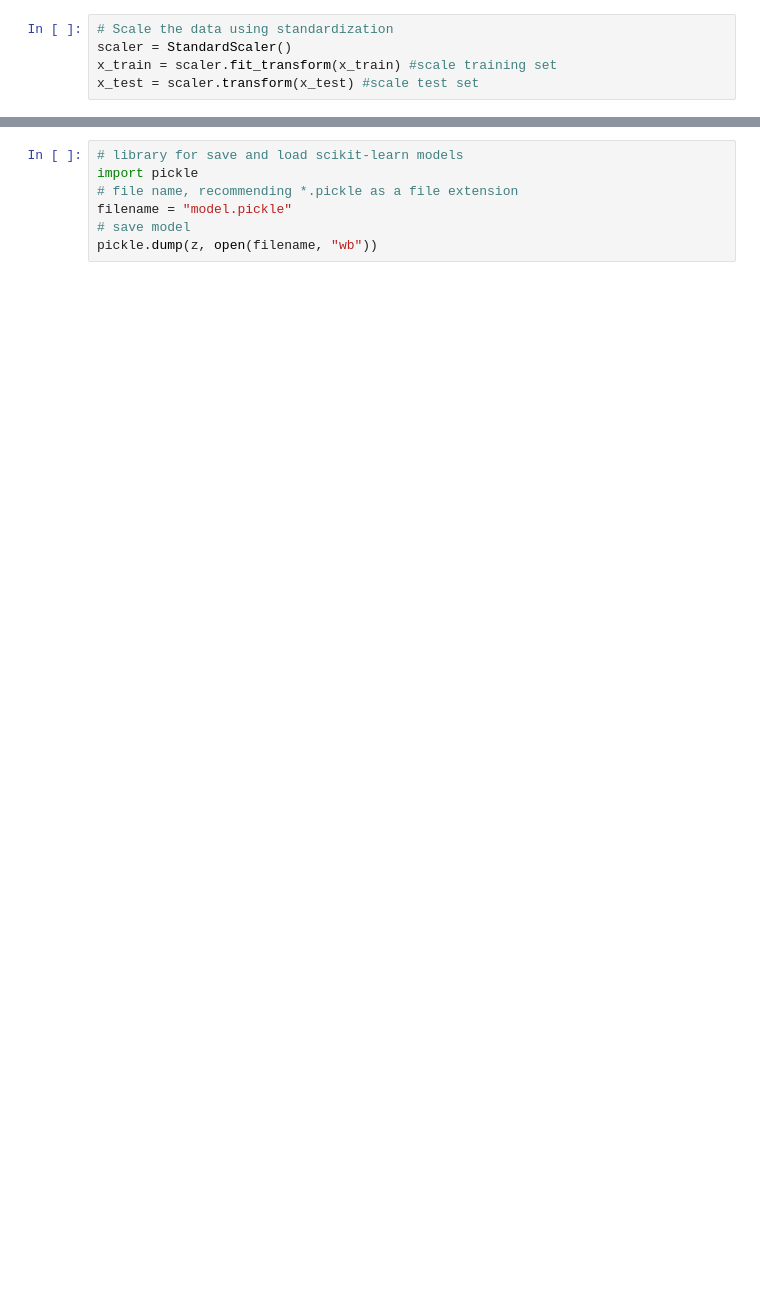
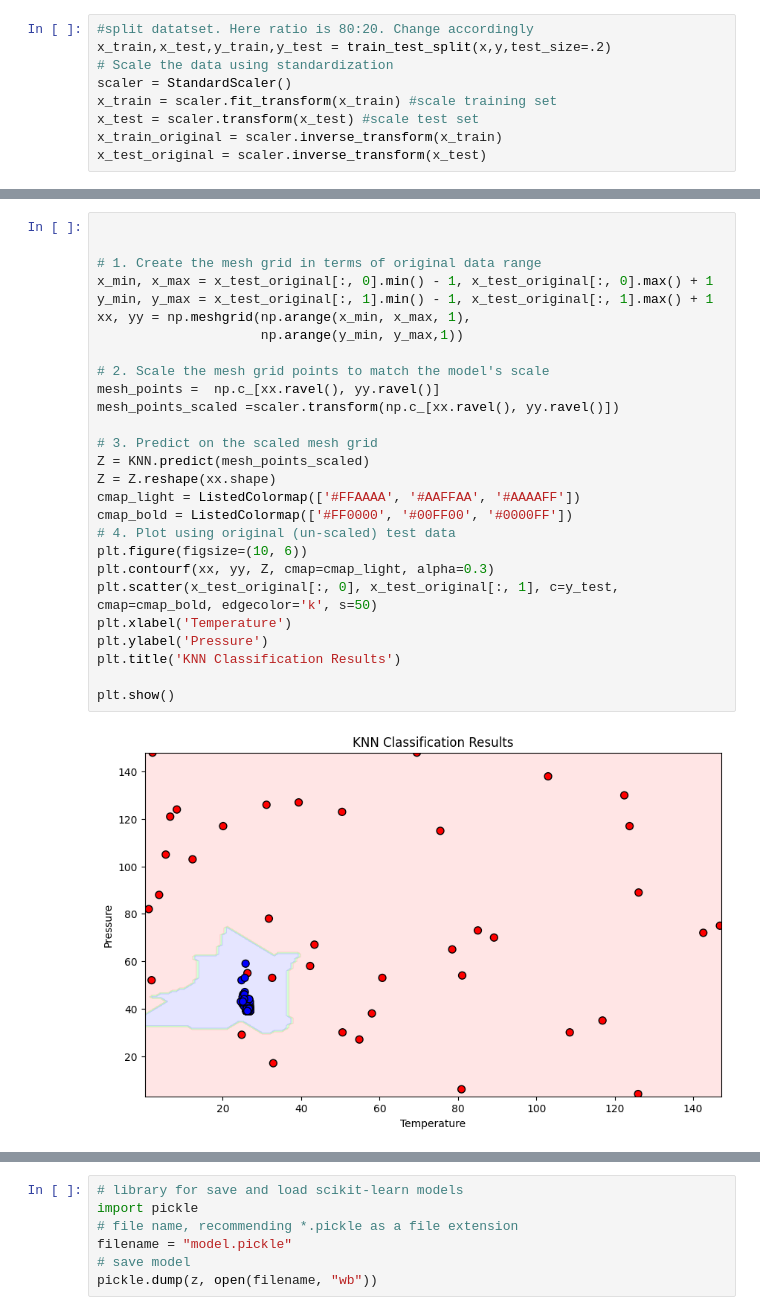
Before and after one commit to DarthHaxo/ENDG510_Lab, a Jupyter notebook: ML_lab.ipynb, the cells around one changed output, grey strips where cells are left out. Drawn from its saved outputs; the diff is of its cells as text; blank space fills up the shorter version.

Commit message:
completed 3 models

```diff
--- a/ML_lab.ipynb
+++ b/ML_lab.ipynb
@@ -52,5 +48,9 @@ x_train,x_test,y_train,y_test = train_test_split(x,y,test_size=.2) #split datats
 # %%
+#split datatset. Here ratio is 80:20. Change accordingly
+x_train,x_test,y_train,y_test = train_test_split(x,y,test_size=.2)
 # Scale the data using standardization
 scaler = StandardScaler()
 x_train = scaler.fit_transform(x_train) #scale training set
 x_test = scaler.transform(x_test) #scale test set
+x_train_original = scaler.inverse_transform(x_train)
+x_test_original = scaler.inverse_transform(x_test)
@@ -65 +66,30 @@ Accuracy: 0.9285714285714286
+# %%
+
+
+# 1. Create the mesh grid in terms of original data range
+x_min, x_max = x_test_original[:, 0].min() - 1, x_test_original[:, 0].max() + 1
+y_min, y_max = x_test_original[:, 1].min() - 1, x_test_original[:, 1].max() + 1
+xx, yy = np.meshgrid(np.arange(x_min, x_max, 1),
+                     np.arange(y_min, y_max,1))
+
+# 2. Scale the mesh grid points to match the model's scale
+mesh_points =  np.c_[xx.ravel(), yy.ravel()]
+mesh_points_scaled =scaler.transform(np.c_[xx.ravel(), yy.ravel()])
+
+# 3. Predict on the scaled mesh grid
+Z = KNN.predict(mesh_points_scaled)
+Z = Z.reshape(xx.shape)
+cmap_light = ListedColormap(['#FFAAAA', '#AAFFAA', '#AAAAFF'])
+cmap_bold = ListedColormap(['#FF0000', '#00FF00', '#0000FF'])
+# 4. Plot using original (un-scaled) test data
+plt.figure(figsize=(10, 6))
+plt.contourf(xx, yy, Z, cmap=cmap_light, alpha=0.3)
+plt.scatter(x_test_original[:, 0], x_test_original[:, 1], c=y_test, cmap=cmap_bold, edgecolor='k', s=50)
+plt.xlabel('Temperature')
+plt.ylabel('Pressure')
+plt.title('KNN Classification Results')
+
+plt.show()
+# %% [output]
+[figure, added]
 # %%
```
Also changed, not shown: parts of 19 cells of this notebook, 2 other files.
